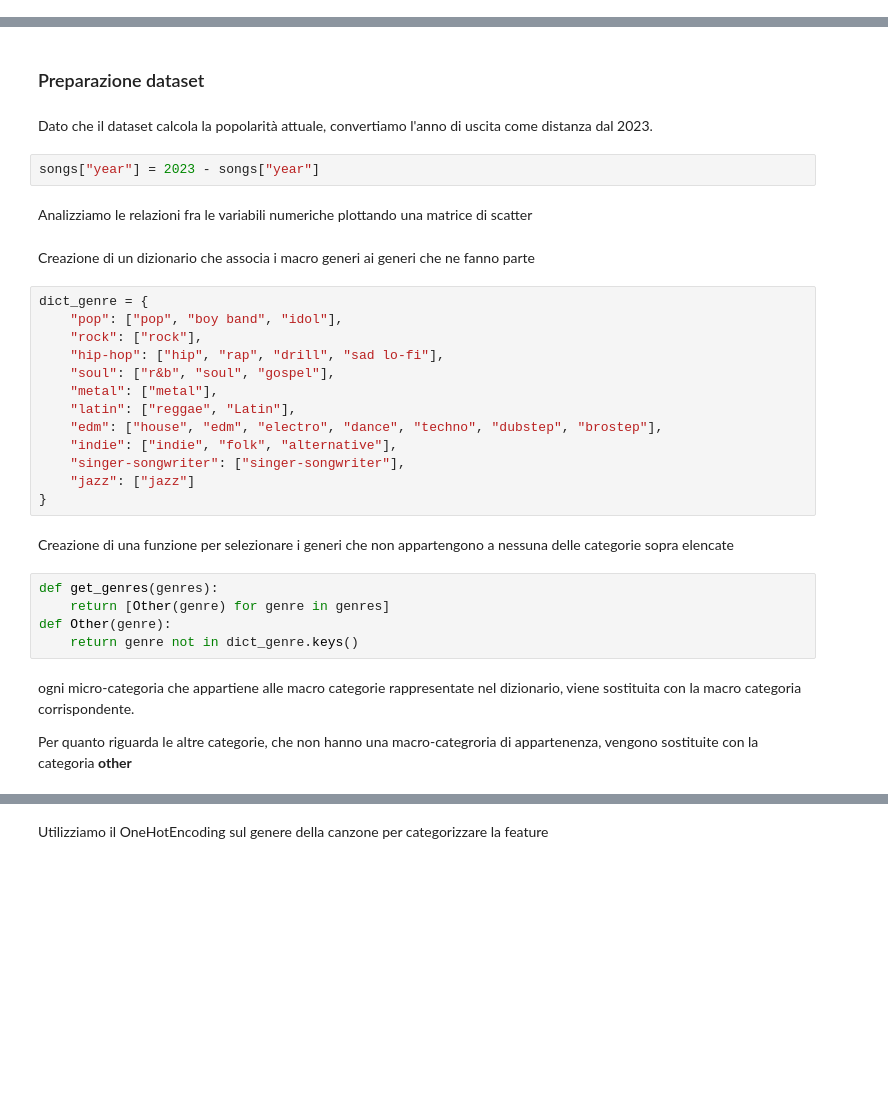
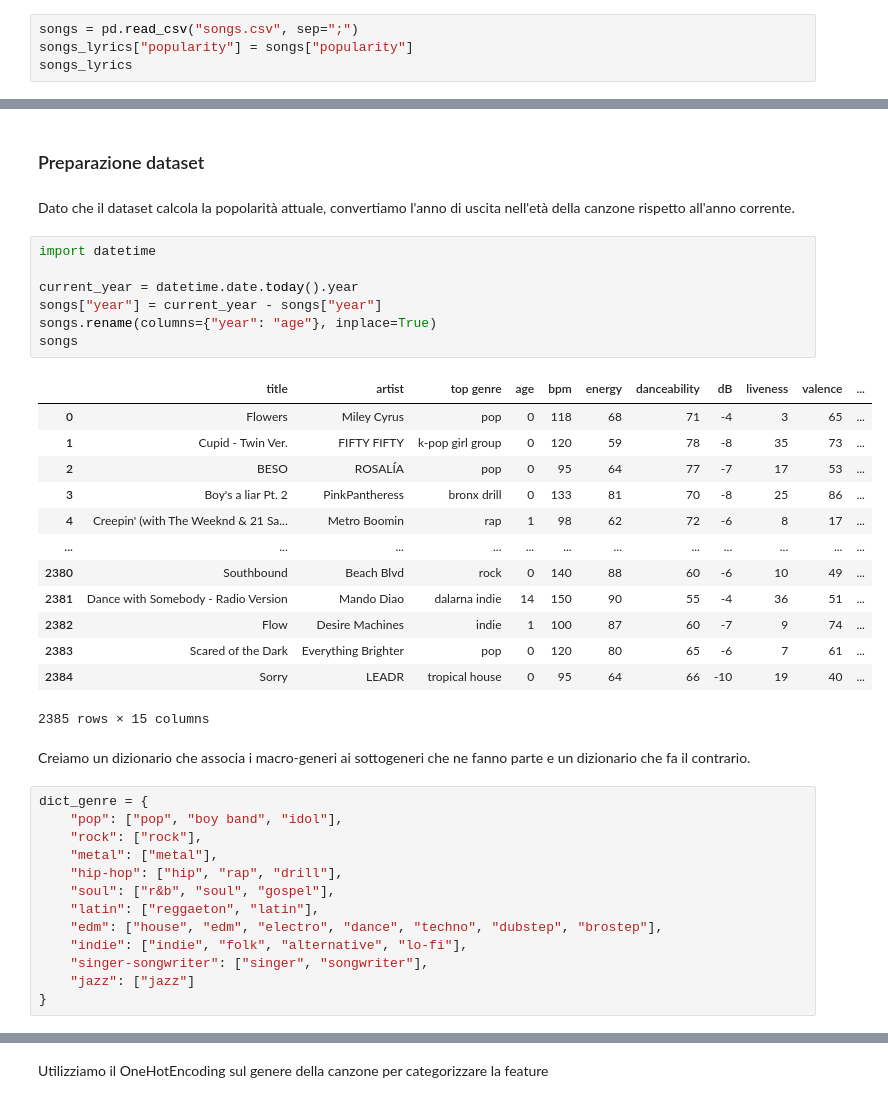
Before and after one commit to AndreaZavatta/Songs-Popularity-Prediction, a Jupyter notebook: songs-popularity-prediction.ipynb, the cells around one changed output, grey strips where cells are left out. Saved outputs shown, nothing was run; the diff lists cells and outputs as text; blank space fills up the shorter version.

```diff
--- a/songs-popularity-prediction.ipynb
+++ b/songs-popularity-prediction.ipynb
@@ -206,0 +293,4 @@ lyrics
+# %%
+songs = pd.read_csv("songs.csv", sep=";")
+songs_lyrics["popularity"] = songs["popularity"]
+songs_lyrics
@@ -315,34 +615,40 @@ songs
 # %% [markdown]
 ### Preparazione dataset
 # %% [markdown]
-Dato che il dataset calcola la popolarità attuale, convertiamo l'anno di uscita come distanza dal 2023.
+Dato che il dataset calcola la popolarità attuale, convertiamo l'anno di uscita nell'età della canzone rispetto all'anno corrente.
-# %%
-songs["year"] = 2023 - songs["year"]
-# %% [markdown]
-Analizziamo le relazioni fra le variabili numeriche plottando una matrice di scatter
+# %%
+import datetime
+
+current_year = datetime.date.today().year
+songs["year"] = current_year - songs["year"]
+songs.rename(columns={"year": "age"}, inplace=True)
+songs
+# %% [output]
+|  | title | artist | top genre | age | bpm | energy | danceability | dB | liveness | valence | ... |
+| 0 | Flowers | Miley Cyrus | pop | 0 | 118 | 68 | 71 | -4 | 3 | 65 | ... |
+| 1 | Cupid - Twin Ver. | FIFTY FIFTY | k-pop girl group | 0 | 120 | 59 | 78 | -8 | 35 | 73 | ... |
+| 2 | BESO | ROSALÍA | pop | 0 | 95 | 64 | 77 | -7 | 17 | 53 | ... |
+| 3 | Boy's a liar Pt. 2 | PinkPantheress | bronx drill | 0 | 133 | 81 | 70 | -8 | 25 | 86 | ... |
+| 4 | Creepin' (with The Weeknd & 21 Sa... | Metro Boomin | rap | 1 | 98 | 62 | 72 | -6 | 8 | 17 | ... |
+| ... | ... | ... | ... | ... | ... | ... | ... | ... | ... | ... | ... |
+| 2380 | Southbound | Beach Blvd | rock | 0 | 140 | 88 | 60 | -6 | 10 | 49 | ... |
+| 2381 | Dance with Somebody - Radio Version | Mando Diao | dalarna indie | 14 | 150 | 90 | 55 | -4 | 36 | 51 | ... |
+| 2382 | Flow | Desire Machines | indie | 1 | 100 | 87 | 60 | -7 | 9 | 74 | ... |
+| 2383 | Scared of the Dark | Everything Brighter | pop | 0 | 120 | 80 | 65 | -6 | 7 | 61 | ... |
+| 2384 | Sorry | LEADR | tropical house | 0 | 95 | 64 | 66 | -10 | 19 | 40 | ... |
+2385 rows × 15 columns
 # %% [markdown]
-Creazione di un dizionario che associa i macro generi ai generi che ne fanno parte
+Creiamo un dizionario che associa i macro-generi ai sottogeneri che ne fanno parte e un dizionario che fa il contrario.
 # %%
 dict_genre = {
     "pop": ["pop", "boy band", "idol"],
     "rock": ["rock"],
-    "hip-hop": ["hip", "rap", "drill", "sad lo-fi"],
+    "metal": ["metal"],
+    "hip-hop": ["hip", "rap", "drill"],
     "soul": ["r&b", "soul", "gospel"],
-    "metal": ["metal"],
-    "latin": ["reggae", "Latin"],
+    "latin": ["reggaeton", "latin"],
     "edm": ["house", "edm", "electro", "dance", "techno", "dubstep", "brostep"],
-    "indie": ["indie", "folk", "alternative"],
-    "singer-songwriter": ["singer-songwriter"],
+    "indie": ["indie", "folk", "alternative", "lo-fi"],
+    "singer-songwriter": ["singer", "songwriter"],
     "jazz": ["jazz"]
 }
-# %% [markdown]
-Creazione di una funzione per selezionare i generi che non appartengono a nessuna delle categorie sopra elencate
-# %%
-def get_genres(genres):
-    return [Other(genre) for genre in genres]
-def Other(genre):
-    return genre not in dict_genre.keys()
-# %% [markdown]
-ogni micro-categoria che appartiene alle macro categorie rappresentate nel dizionario, viene sostituita con la macro categoria corrispondente.
-
-Per quanto riguarda le altre categorie, che non hanno una macro-categroria di appartenenza, vengono sostituite con la categoria **other**
```
Also changed, not shown: parts of 89 cells of this notebook, 1 other file.
